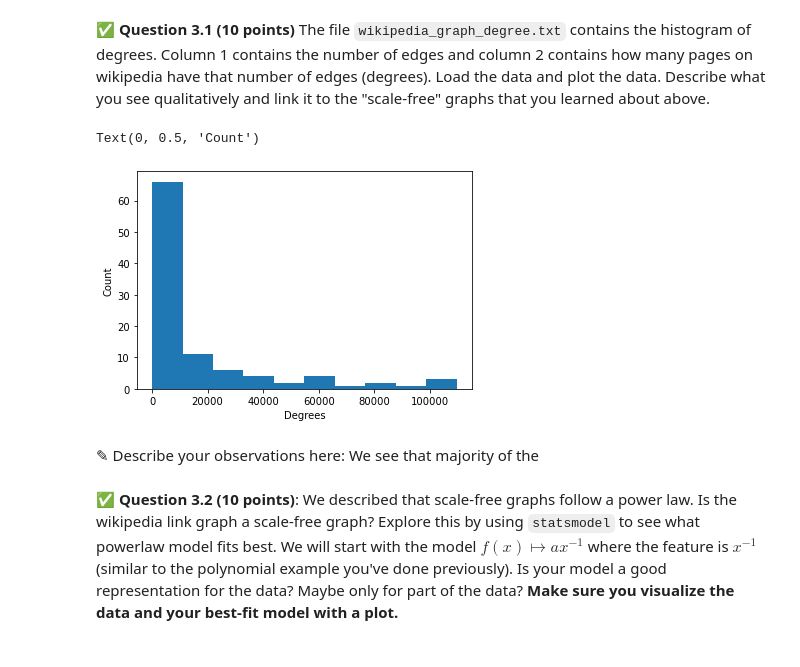
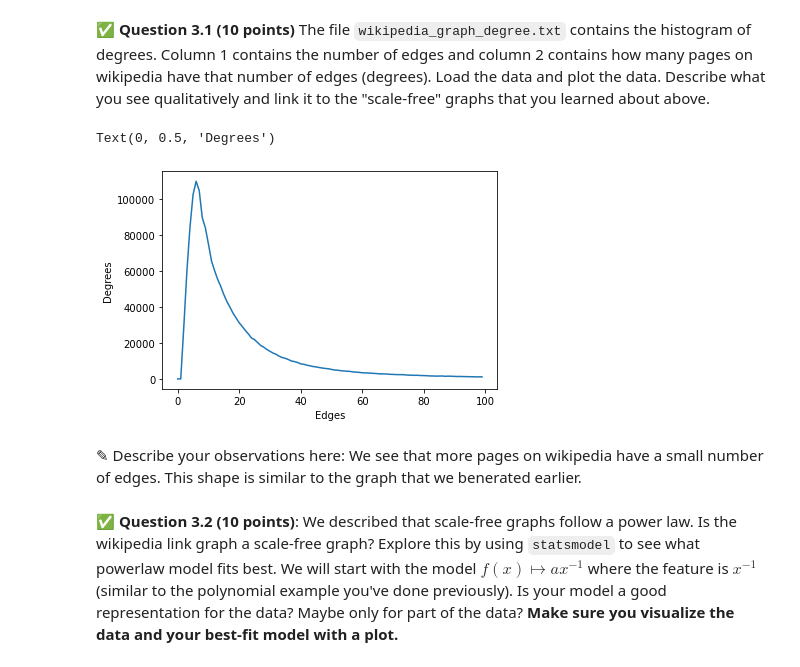
Before and after one commit to volekjac/cmse202-s21-turnin, a Jupyter notebook: hw-04/HW-04_graph_regression-JakeVolek.ipynb, the cells around one changed output. Saved outputs shown, nothing was run; the diff lists cells and outputs as text; code cells hidden in the pictures.

```diff
--- a/hw-04/HW-04_graph_regression-JakeVolek.ipynb
+++ b/hw-04/HW-04_graph_regression-JakeVolek.ipynb
@@ -326,15 +328,15 @@ For the regression model fitting that you're going to do in this part of the ass
 # %% [markdown]
 &#9989; **Question 3.1 (10 points)** The file `wikipedia_graph_degree.txt` contains the histogram of degrees. Column 1 contains the number of edges and column 2 contains how many pages on wikipedia have that number of edges (degrees). Load the data and plot the data. Describe what you see qualitatively and link it to the "scale-free" graphs that you learned about above.
 # %%
-# Put your code here
+# Read in the data and plot it
 wiki = pd.read_csv('wikipedia_graph_degree.txt', delimiter = ' ', names = ['edges', 'degrees'])
-plt.hist(wiki['degrees'])
-plt.xlabel("Degrees")
-plt.ylabel("Count")
+plt.plot(wiki['edges'],wiki['degrees'])
+plt.xlabel('Edges')
+plt.ylabel("Degrees")
 # %% [output]
-Text(0, 0.5, 'Count')
+Text(0, 0.5, 'Degrees')
-[figure, old version]
+[figure, new version]
 # %% [markdown]
-<font size=+3>&#9998;</font> Describe your observations here: We see that majority of the
+<font size=+3>&#9998;</font> Describe your observations here: We see that more pages on wikipedia have a small number of edges. This shape is similar to the graph that we benerated earlier.
 # %% [markdown]
 &#9989; **Question 3.2 (10 points)**: We described that scale-free graphs follow a power law. Is the wikipedia link graph a scale-free graph? Explore this by using `statsmodel` to see what powerlaw model fits best. We will start with the model $f(x) \mapsto a x^{-1}$ where the feature is $x^{-1}$ (similar to the polynomial example you've done previously). Is your model a good representation for the data? Maybe only for part of the data? **Make sure you visualize the data and your best-fit model with a plot.**
```
Also changed, not shown: parts of 17 cells of this notebook.
